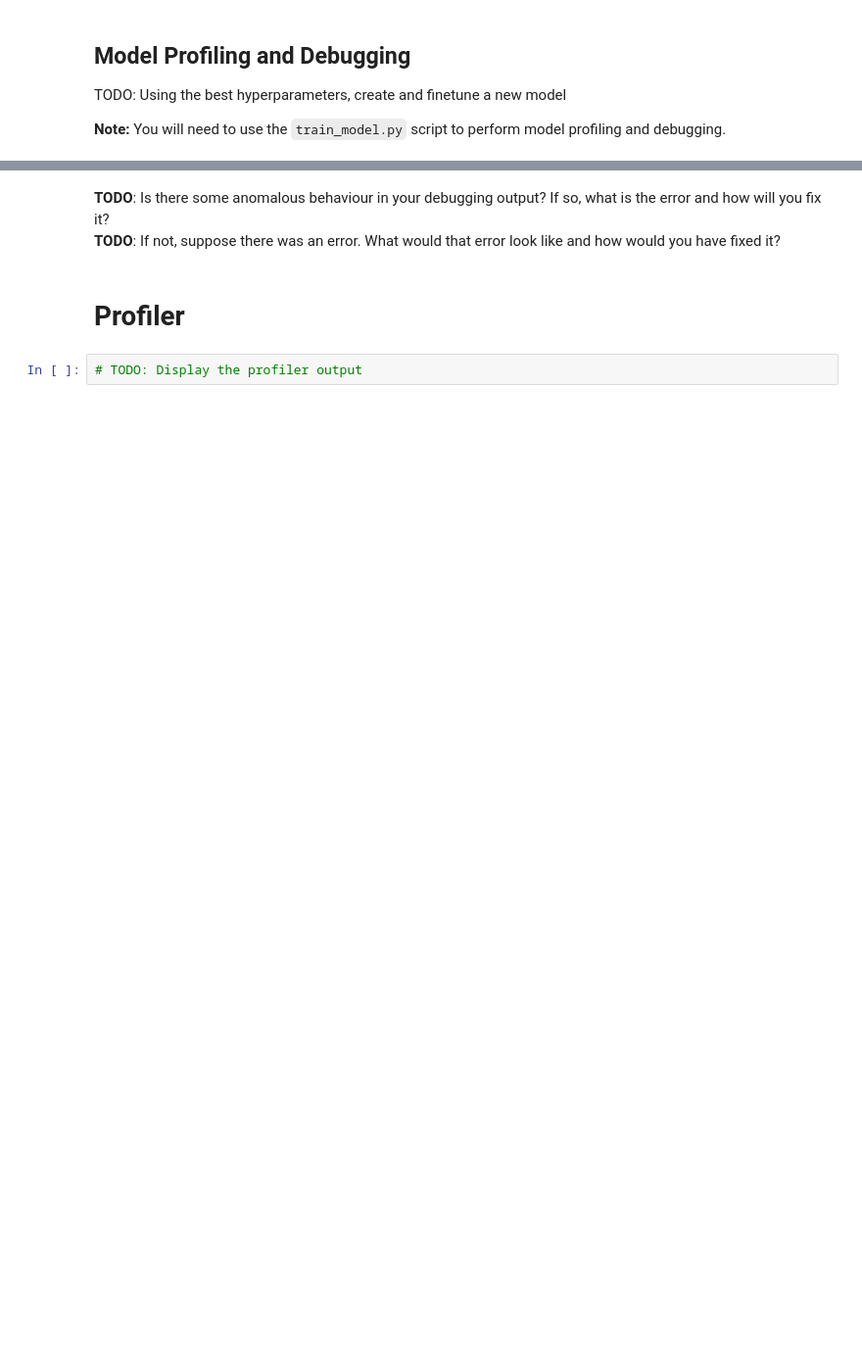
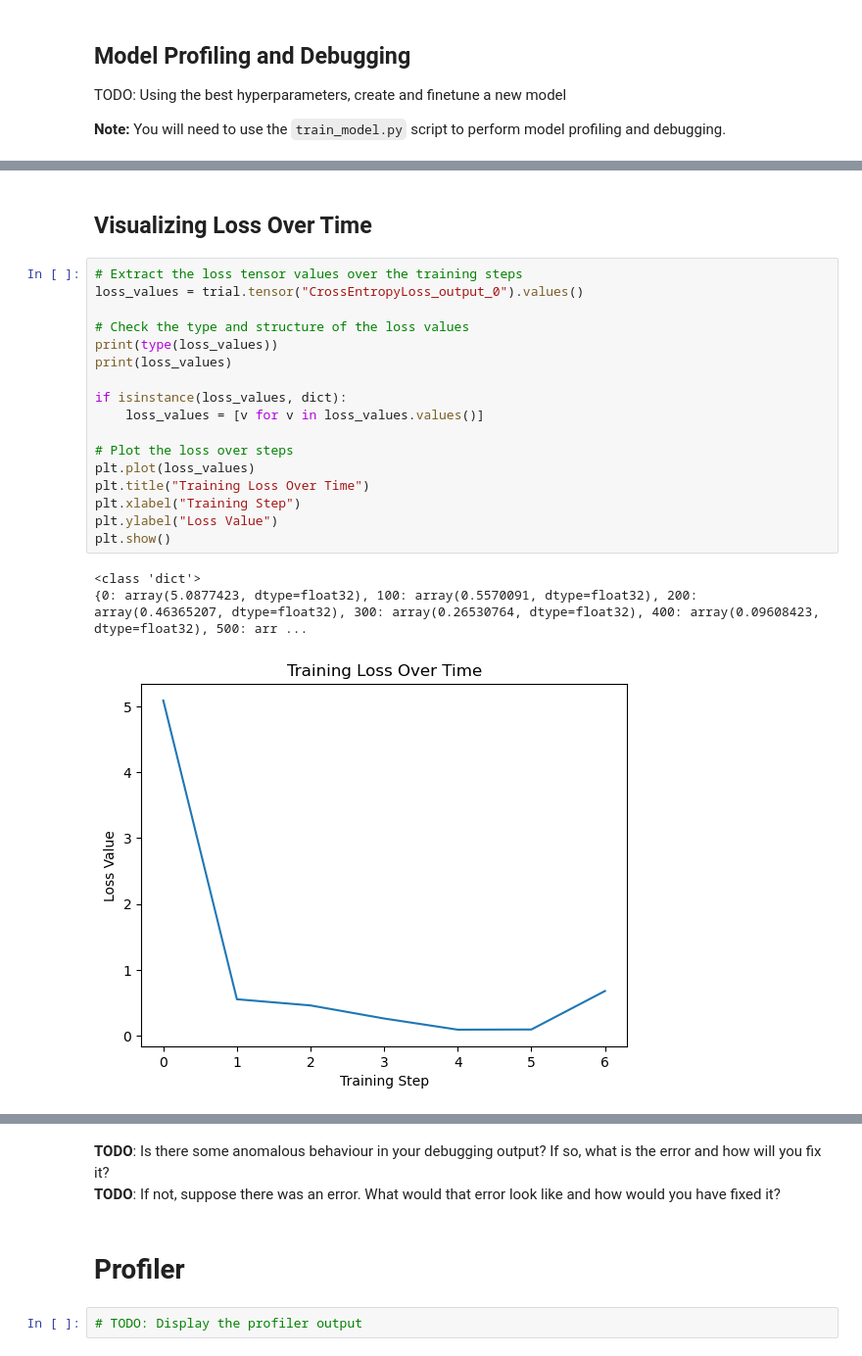
Before and after one commit to busraoguzoglu/Image-Classification-Using-AWS-Sagemaker, a Jupyter notebook: train_and_deploy.ipynb, the cells around one changed output, grey strips where cells are left out. Shown at 98% size. Drawn from its saved outputs; the diff is of its cells as text; blank space fills up the shorter version.

```diff
--- a/train_and_deploy.ipynb
+++ b/train_and_deploy.ipynb
@@ -310,0 +344,23 @@ MissingCollectionFiles: Training job has ended. All the collection files could n
+# %% [markdown]
+## Visualizing Loss Over Time
+# %%
+# Extract the loss tensor values over the training steps
+loss_values = trial.tensor("CrossEntropyLoss_output_0").values()
+
+# Check the type and structure of the loss values
+print(type(loss_values))
+print(loss_values)
+
+if isinstance(loss_values, dict):
+    loss_values = [v for v in loss_values.values()]
+
+# Plot the loss over steps
+plt.plot(loss_values)
+plt.title("Training Loss Over Time")
+plt.xlabel("Training Step")
+plt.ylabel("Loss Value")
+plt.show()
+# %% [output]
+<class 'dict'>
+{0: array(5.0877423, dtype=float32), 100: array(0.5570091, dtype=float32), 200: array(0.46365207, dtype=float32), 300: array(0.26530764, dtype=float32), 400: array(0.09608423, dtype=float32), 500: arr ...
+[figure, added]
```
Also changed, not shown: parts of 30 cells of this notebook, 2 other files.
